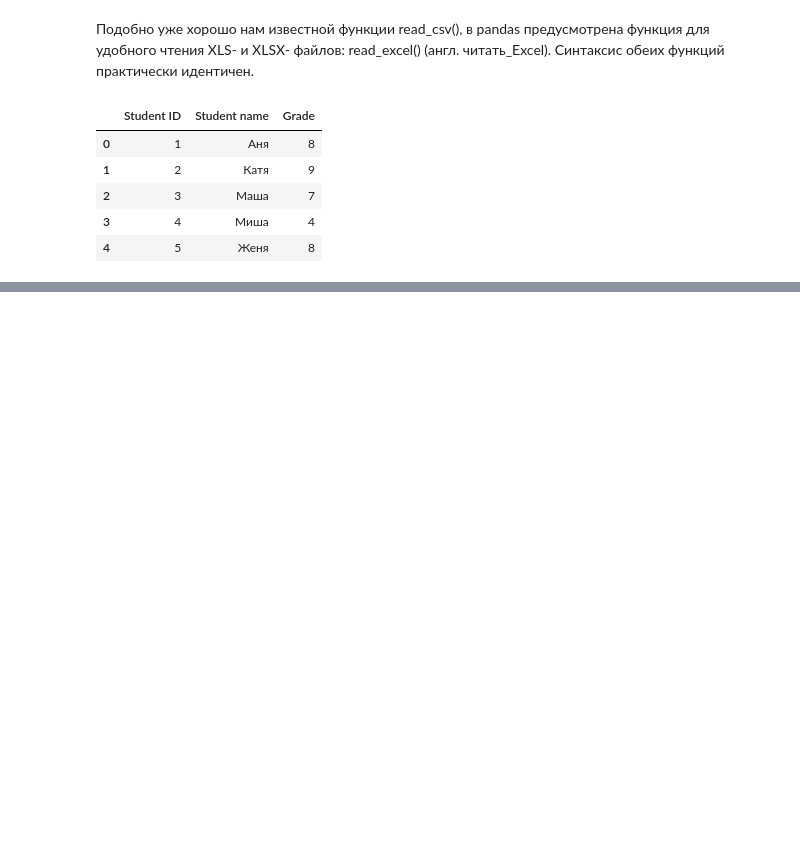
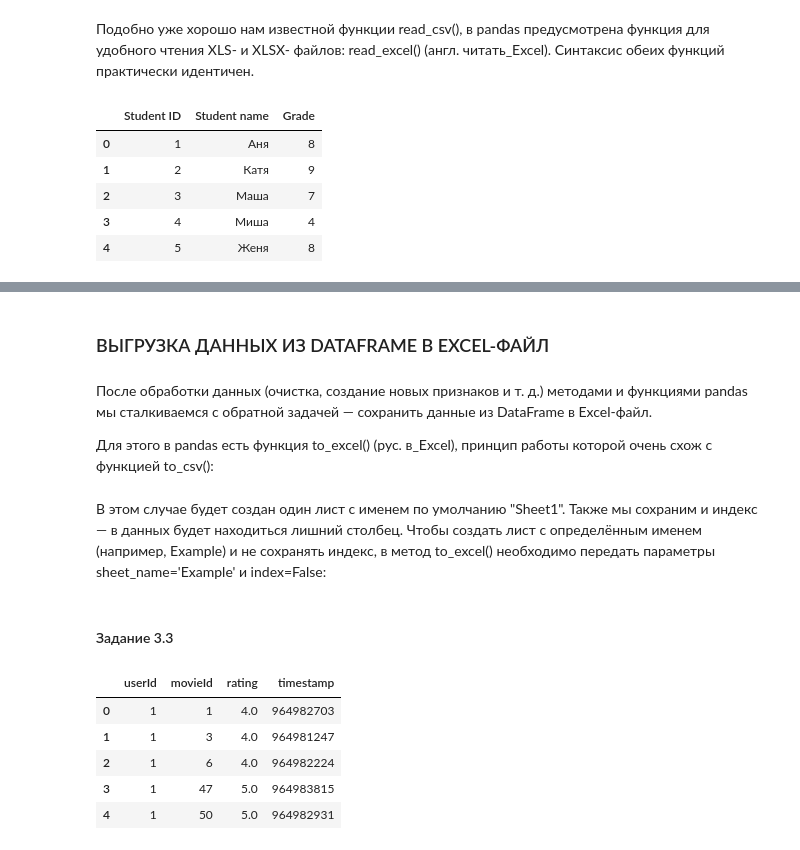
Before and after one commit to BubbleGama4ok/test, a Jupyter notebook: PY_16/py_16.ipynb, the cells around one changed output, grey strips where cells are left out. Drawn from its saved outputs; the diff is of its cells as text; code cells hidden in the pictures; blank space fills up the shorter version.

```diff
--- a/PY_16/py_16.ipynb
+++ b/PY_16/py_16.ipynb
@@ -189,0 +225,6 @@ display(grades.head())
+# %% [markdown]
+### ВЫГРУЗКА ДАННЫХ ИЗ DATAFRAME В EXCEL-ФАЙЛ
+# %% [markdown]
+После обработки данных (очистка, создание новых признаков и т. д.) методами и функциями pandas мы сталкиваемся с обратной задачей — сохранить данные из DataFrame в Excel-файл.
+
+Для этого в pandas есть функция to_excel() (рус. в_Excel), принцип работы которой очень схож с функцией to_csv():
@@ -189,0 +234,2 @@ display(grades.head())
+# %% [markdown]
+В этом случае будет создан один лист с именем по умолчанию "Sheet1". Также мы сохраним и индекс — в данных будет находиться лишний столбец. Чтобы создать лист с определённым именем (например, Example) и не сохранять индекс, в метод  to_excel() необходимо передать параметры sheet_name='Example' и index=False:
@@ -189,0 +239,12 @@ display(grades.head())
+# %% [markdown]
+#### Задание 3.3
+# %%
+ratings = pd.read_excel('data/ratings_movies.xlsx', sheet_name='ratings')
+display(ratings.head())
+# %% [output]
+|  | userId | movieId | rating | timestamp |
+| 0 | 1 | 1 | 4.0 | 964982703 |
+| 1 | 1 | 3 | 4.0 | 964981247 |
+| 2 | 1 | 6 | 4.0 | 964982224 |
+| 3 | 1 | 47 | 5.0 | 964983815 |
+| 4 | 1 | 50 | 5.0 | 964982931 |
```
Also changed, not shown: parts of 9 cells of this notebook, 6 other files.
